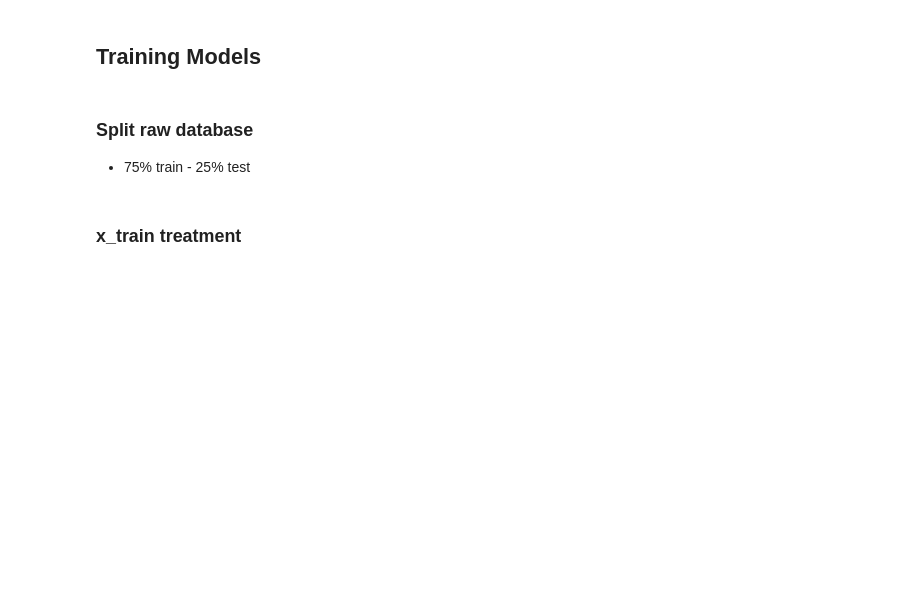
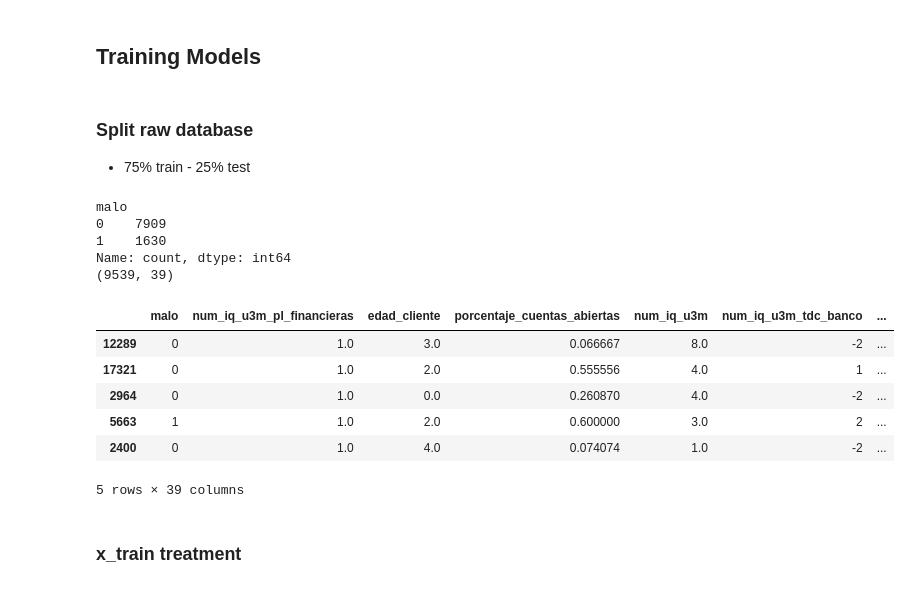
Before and after one commit to magotronico/DataAnalysis_and_AI, a Jupyter notebook: period_2/challenge/training_etl.ipynb, the cells around one changed output. Drawn from its saved outputs; the diff is of its cells as text; code cells hidden in the pictures; blank space fills up the shorter version.

```diff
--- a/period_2/challenge/training_etl.ipynb
+++ b/period_2/challenge/training_etl.ipynb
@@ -527,29 +545,47 @@ for i, scorecard in enumerate([scorecard_1, scorecard_2, scorecard_3]):
 # %%
 scorecards = ['scorecard_1', 'scorecard_2', 'scorecard_3']
 
 # Initialize dictionaries to store train/test sets for each scorecard
 x_train_dict = {}
 x_test_dict = {}
 y_train_dict = {}
 y_test_dict = {}
 
 # Loop over each scorecard
 for sc in scorecards:
     # Filter the scorecard data based on 'aprobado' being 1
     temp = binning_scorecards[sc][(binning_scorecards[sc]['aprobado'] == 1)]
 
     # Define target 'y' and features 'x'
     y = temp['malo']
     x = temp.drop(columns=['aprobado'])  # Drop 'aprobado' but keep 'malo' for calculations
 
     # Split the dataset into training and test sets (75% training, 25% test)
     x_train, x_test, y_train, y_test = train_test_split(x, y, test_size=0.25, random_state=123)
 
     # Store the train/test splits in the dictionaries
     x_train_dict[sc] = x_train
     x_test_dict[sc] = x_test
     y_train_dict[sc] = y_train
     y_test_dict[sc] = y_test
+
+# Display the first 5 rows of the transformed data
+print(x_train_dict['scorecard_3']['malo'].value_counts())
+print(x_train_dict['scorecard_3'].shape)
+x_train_dict['scorecard_3'].head()
+# %% [output]
+malo
+0    7909
+1    1630
+Name: count, dtype: int64
+(9539, 39)
+|  | malo | num_iq_u3m_pl_financieras | edad_cliente | porcentaje_cuentas_abiertas | num_iq_u3m | num_iq_u3m_tdc_banco | ... |
+| 12289 | 0 | 1.0 | 3.0 | 0.066667 | 8.0 | -2 | ... |
+| 17321 | 0 | 1.0 | 2.0 | 0.555556 | 4.0 | 1 | ... |
+| 2964 | 0 | 1.0 | 0.0 | 0.260870 | 4.0 | -2 | ... |
+| 5663 | 1 | 1.0 | 2.0 | 0.600000 | 3.0 | 2 | ... |
+| 2400 | 0 | 1.0 | 4.0 | 0.074074 | 1.0 | -2 | ... |
+5 rows × 39 columns
 # %% [markdown]
 ### x_train treatment
 # %% [markdown]
```
Also changed, not shown: parts of 16 cells of this notebook, 9 other files.
